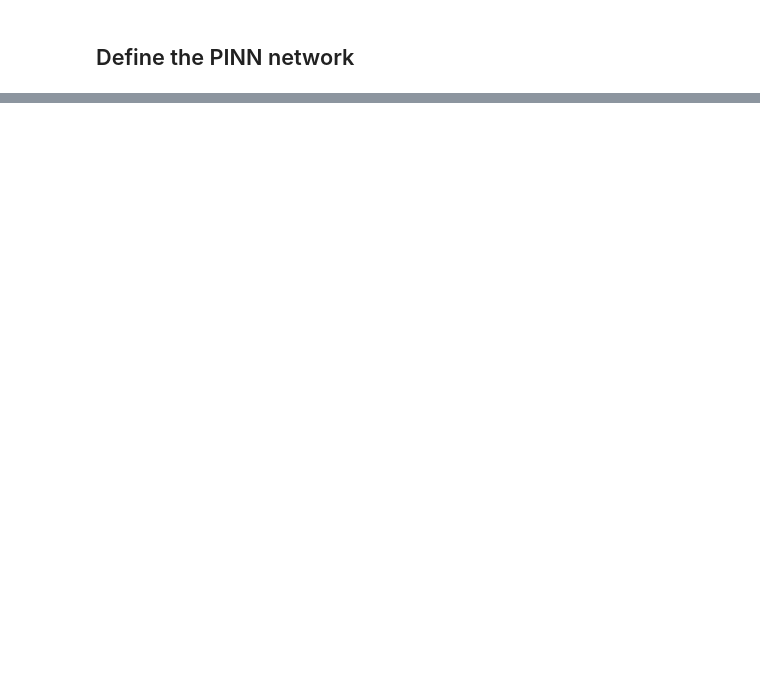
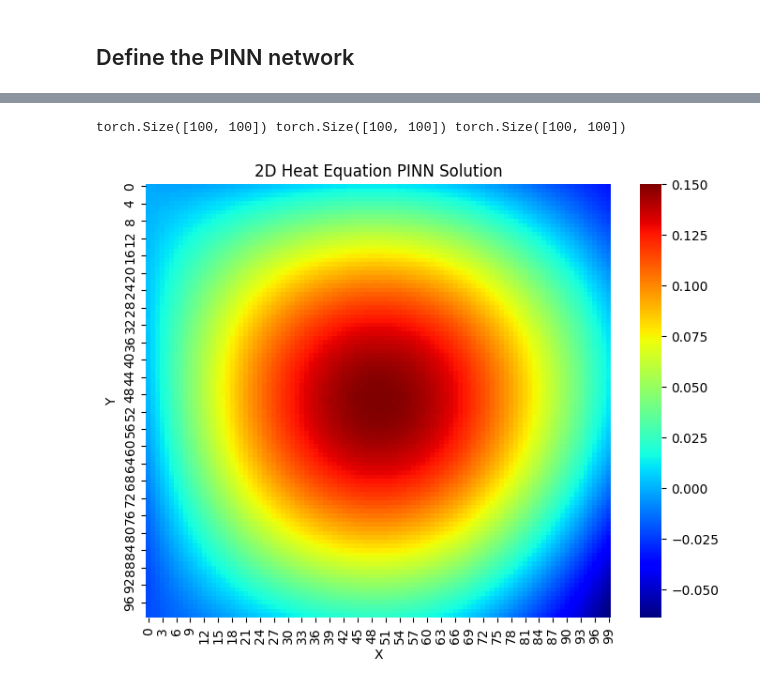
Before and after one commit to ykenzhebek/Physics-Informed-Neural-Network-PINNs, a Jupyter notebook: PINN_2D_Heat_Equation/PINN_2D_Heat_torch.ipynb, the cells around one changed output, grey strips where cells are left out. Cells and saved outputs as stored; diff of their text form; code cells hidden in the pictures; blank space fills up the shorter version.

```diff
--- a/PINN_2D_Heat_Equation/PINN_2D_Heat_torch.ipynb
+++ b/PINN_2D_Heat_Equation/PINN_2D_Heat_torch.ipynb
@@ -109,0 +188,20 @@ tensor([0., 1., 0., 1., 0., 1., 0., 1., 0., 1.])
+# %%
+with torch.no_grad():
+    x_vals = torch.linspace(0, 1, 100)
+    y_vals = torch.linspace(0, 1, 100)
+    X, Y = torch.meshgrid(x_vals, y_vals)
+    t_val = torch.ones_like(X) * 0.1 # specify the time, 0 can be changed depending what time prediciton you want to see
+    print(X.shape, Y.shape, t_val.shape)
+
+    input_data = torch.stack([X.flatten(), Y.flatten(), t_val.flatten()], dim=1)
+    solution = model(input_data).reshape(X.shape, Y.shape)
+
+    plt.figure(figsize = (8, 6))
+    sns.heatmap(solution, cmap='jet')
+    plt.title("2D Heat Equation PINN Solution")
+    plt.xlabel('X')
+    plt.ylabel('Y')
+    plt.show()
+# %% [output]
+torch.Size([100, 100]) torch.Size([100, 100]) torch.Size([100, 100])
+[figure, added]
```
Also changed, not shown: parts of 16 cells of this notebook, 1 other file.
